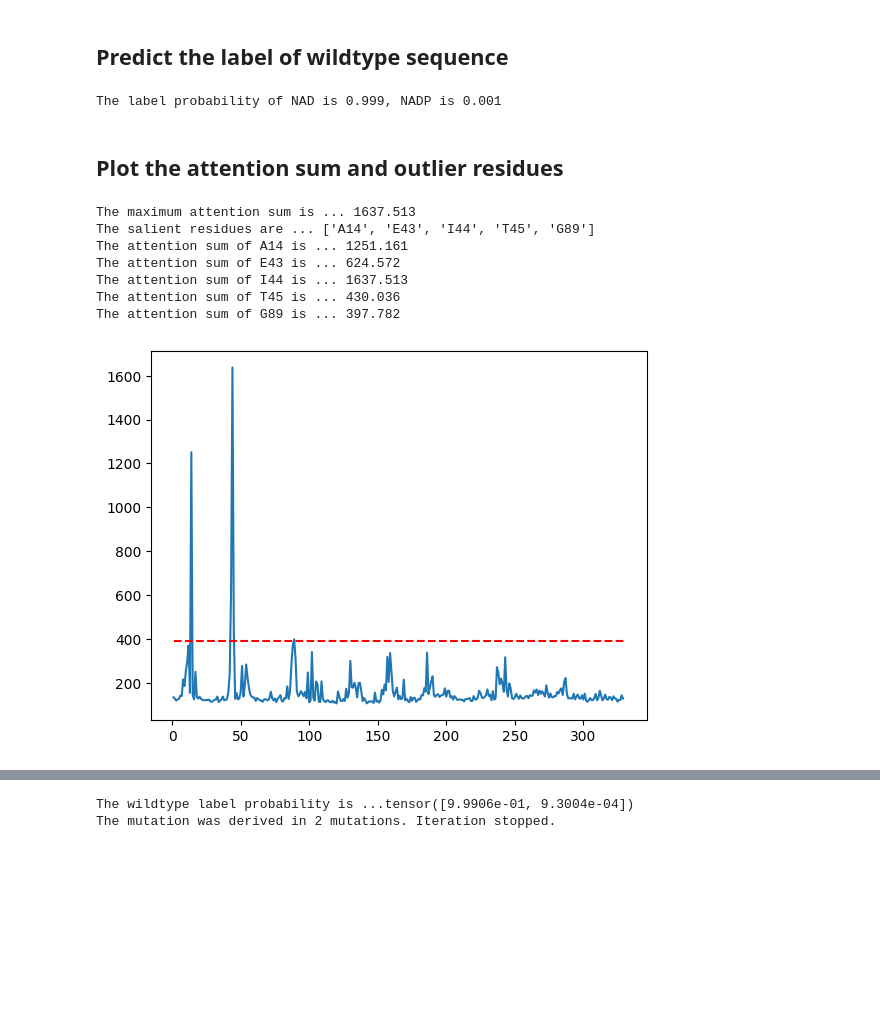
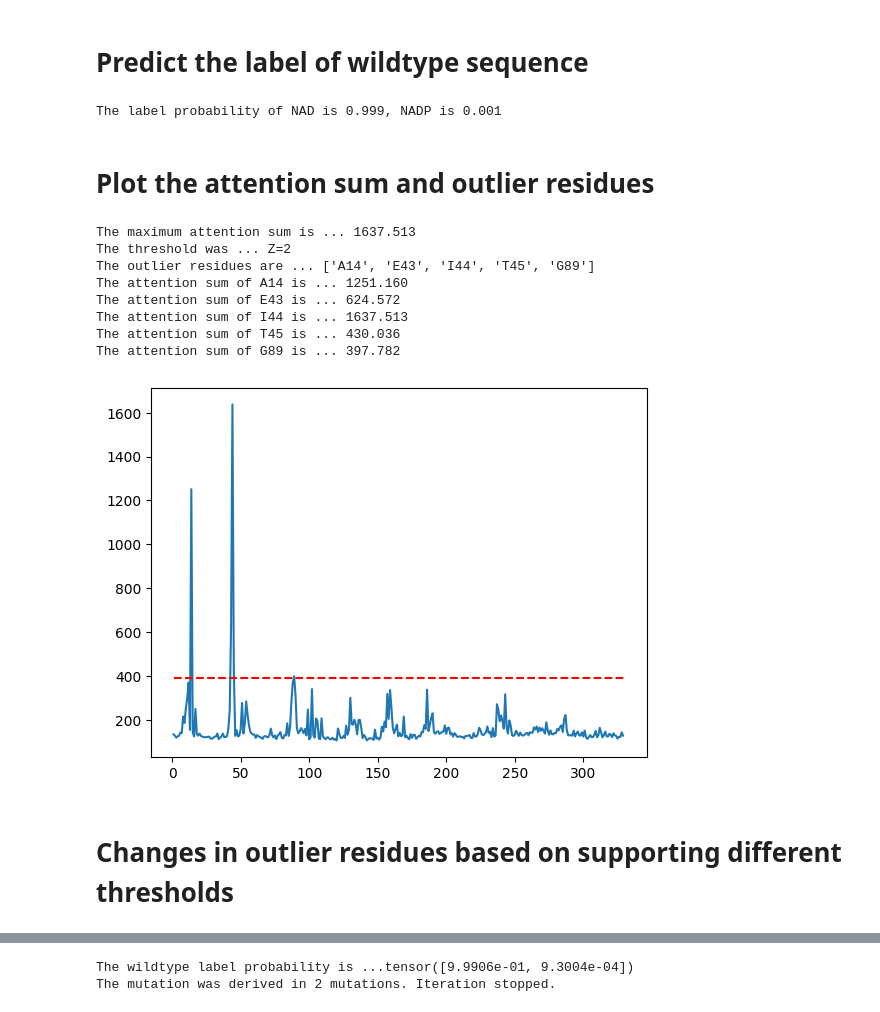
Before and after one commit to SBML-Kimlab/DISCODE, a Jupyter notebook: example/example.ipynb, the cells around one changed output, grey strips where cells are left out. Cells and saved outputs as stored; diff of their text form; code cells hidden in the pictures; blank space fills up the shorter version.

```diff
--- a/example/example.ipynb
+++ b/example/example.ipynb
@@ -35,26 +34,31 @@ name, sequence = "Q9K3J3", "MTRTPVNVTVTGAAGQIGYALLFRIASGQLLGADVPVKLRLLEITPALKAAE
 # %% [markdown]
-## Predict the label of wildtype sequence
+# Predict the label of wildtype sequence
 # %%
-# The sequence need to be preprocessed with ESM-2 model
+# The sequence data will be preprocessed with ESM2-t12 model
 data = utils.tokenize_and_dataloader(name, sequence)
 
 # The processed data will be transferred into model, and predict the probability, attention weights, and outlier residues
-outlier_idx, probability, predicted_label, _name, attention_weights  = utils.model_prediction(data, model)
+# The default threshold for selecting outliers is set to Z=2
+outlier_idx, probability, predicted_label, _name, attention_weights = utils.model_prediction(data, model, threshold="Z=2")
 # %%
 # The first column of probability is NAD probability, and the second column is NADP probability
 print(f"The label probability of NAD is {probability.detach().numpy()[0]:.3f}, NADP is {probability.detach().numpy()[1]:.3f}")
 # %% [output]
 The label probability of NAD is 0.999, NADP is 0.001
 # %% [markdown]
-## Plot the attention sum and outlier residues
+# Plot the attention sum and outlier residues
-# %%
-utils.plot_attention_sum(attention_weights, outlier_idx, sequence)
-# %% [output]
-The maximum attention sum is ... 1637.513
-The salient residues are ... ['A14', 'E43', 'I44', 'T45', 'G89']
-The attention sum of A14 is ... 1251.161
-The attention sum of E43 is ... 624.572
-The attention sum of I44 is ... 1637.513
-The attention sum of T45 is ... 430.036
-The attention sum of G89 is ... 397.782
-[figure, removed]
+# %%
+# The default threshold for selecting outliers is set to Z=2
+utils.plot_attention_sum(attention_weights, sequence, threshold="Z=2")
+# %% [output]
+The maximum attention sum is ... 1637.513
+The threshold was ... Z=2
+The outlier residues are ... ['A14', 'E43', 'I44', 'T45', 'G89']
+The attention sum of A14 is ... 1251.160
+The attention sum of E43 is ... 624.572
+The attention sum of I44 is ... 1637.513
+The attention sum of T45 is ... 430.036
+The attention sum of G89 is ... 397.782
+[figure, added]
+# %% [markdown]
+# Changes in outlier residues based on supporting different thresholds
```
Also changed, not shown: parts of 16 cells of this notebook.
